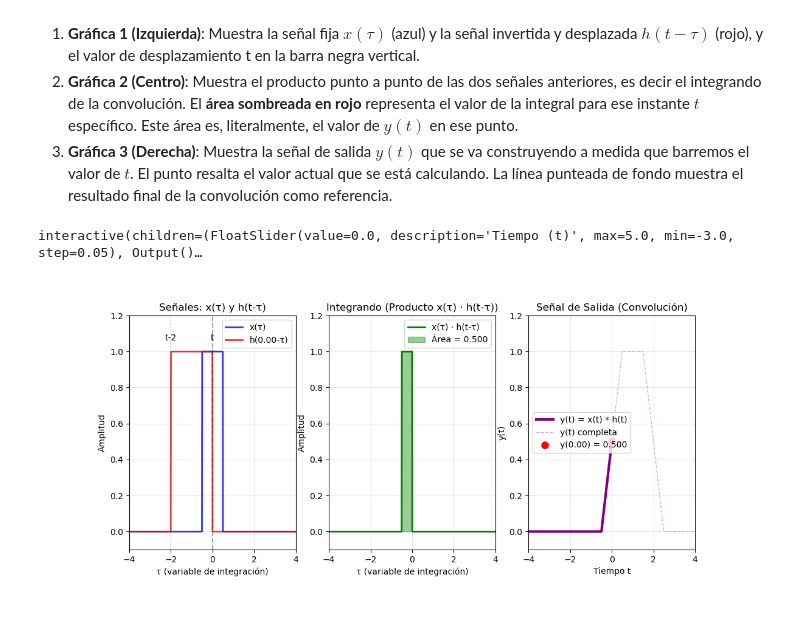
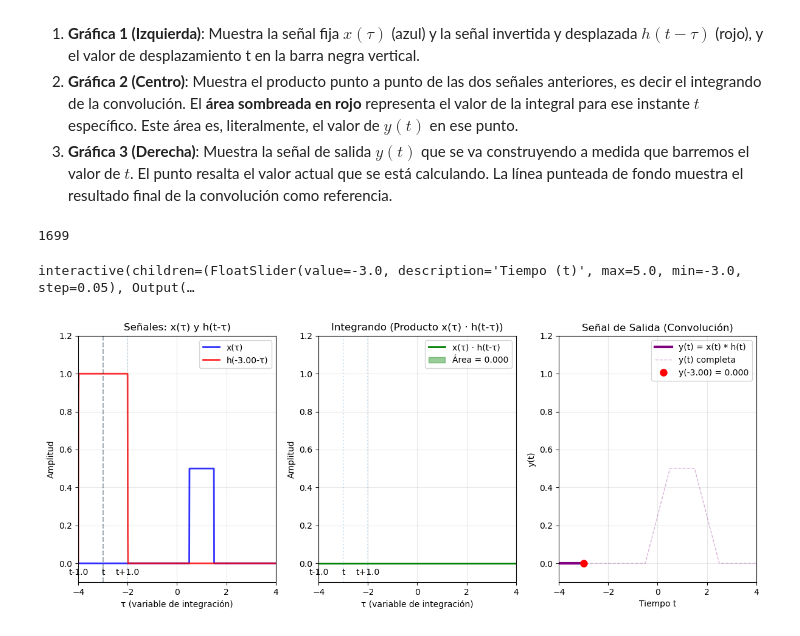
Before and after one commit to germansc/asys-notebooks, a Jupyter notebook: Convolucion/convotest.ipynb, the cells around one changed output. Cells and saved outputs as stored; diff of their text form; code cells hidden in the pictures.

Commit message:
Actualizo el script de convotest.
Uso las definiciones de las señales del punto 2, para cambiarlas alla
arriba, y agrego las etiquetas de tiempo a la gráfica del integrando
también.

```diff
--- a/Convolucion/convotest.ipynb
+++ b/Convolucion/convotest.ipynb
@@ -44,13 +44,13 @@ Visualicemos las dos señales que vamos a convolucionar.
 t_eje = np.linspace(-10, 10, 2000)
 
 # Creamos las dos señales a convolucionar:
-x = 0.5*cajon(t_eje - 1)
-h = cajon(t_eje/2)
+x_t = 0.5*cajon(t_eje - 1)
+h_t = cajon(t_eje/2)
 
-fig, (ax1, ax2) = plt.subplots(1, 2, figsize=(12, 3))
+fig, (ax1, ax2) = plt.subplots(1, 2, figsize=(12, 4))
 
 # Gráfica de x(t)
-ax1.plot(t_eje, x, 'b', linewidth=2)
+ax1.plot(t_eje, x_t, 'b', linewidth=2)
 ax1.set_title('$x(t)$')
 ax1.set_xlabel('t')
 ax1.set_ylabel('$x(t)$')
@@ -59,7 +59,7 @@ ax1.set_ylim(-0.1, 1.2)
 ax1.set_xlim(-4, 4)
 
 # Gráfica de h(t)
-ax2.plot(t_eje, h, 'g', linewidth=2)
+ax2.plot(t_eje, h_t, 'g', linewidth=2)
 ax2.set_title('$h(t)$')
 ax2.set_xlabel('t')
 ax2.set_ylabel('$h(t)$')
@@ -97,8 +97,6 @@ El siguiente bloque te permite variar el desplazamiento $t$ con un slider. Obser
 # %%
 # Vamos a definir las figuras en función de tau
 tau = t_eje # Mismo rango que definimos antes.
-h_t = cajon((tau-1)/2)
-x_t = cajon(tau)
 
 # Pre-calcular la convolución completa para referencia
 dt = t_eje[1] - t_eje[0]
@@ -134,10 +132,7 @@ def Update(t_val: float):
 
     # Linea con el valor de t_val:
     ax1.axvline(x=t_val, color='black', linestyle='--', alpha=0.3, label=f't = {t_val:.2f}')
-    # Etiquetas auxiliares en (t-1), (t-2), (t+1)
-    for delta in [0, -2]:
-        ax1.axvline(x=t_val+delta, linestyle=':', alpha=0.2, label='_nolegend_')
-        ax1.text(t_val+delta, 1.05, 't' if delta == 0 else f't{delta:+d}', ha='center', va='bottom', fontsize=10, rotation=0)
+
 
     # SUBPLOT 2: Integrando: producto x(τ) · h(t-τ) ===
     integrando = x_t * h_rd_t
@@ -153,35 +148,45 @@ def Update(t_val: float):
     ax2.set_xlim(-4, 4)
 
     # === SUBPLOT 3: Convolución y(t) ===
     # Mostrar solo hasta el tiempo actual
     t_indices = t_conv <= t_val
 
     ax3.plot(t_conv[t_indices], y_complete[t_indices], 'purple', linewidth=3, label='y(t) = x(t) * h(t)')
     ax3.plot(t_conv, y_complete, 'purple', linewidth=1, alpha=0.3, linestyle='--', label='y(t) completa')
 
     # Marcar el punto actual
     if t_val >= t_conv[0] and t_val <= t_conv[-1]:
-        idx_current = int((t_val - t_conv[0]) / dt)
+        idx_current = int(np.trunc((t_val - t_conv[0]) / dt))
+        print(idx_current)
         if idx_current < len(y_complete):
             ax3.plot(t_val, y_complete[idx_current], 'ro', markersize=8, label=f'y({t_val:.2f}) = {y_complete[idx_current]:.3f}')
 
     ax3.set_xlabel('Tiempo t')
     ax3.set_ylabel('y(t)')
     ax3.set_title('Señal de Salida (Convolución)')
     ax3.grid(True, alpha=0.3)
     ax3.legend()
     ax3.set_ylim(-0.1, 1.2)
     ax3.set_xlim(-4, 4)
 
+    # Etiquetas auxiliares de tiempo: (t-1), (t-2), (t+1)
+    for delta in [0, -1, +1]:
+        ax1.axvline(x=t_val+delta, linestyle=':', alpha=0.2, label='_nolegend_')
+        ax1.text(t_val+delta, -0.07, 't' if delta == 0 else f't{delta:+0.1f}', ha='center', va='bottom', fontsize=10, rotation=0)
+        ax2.axvline(x=t_val+delta, linestyle=':', alpha=0.2, label='_nolegend_')
+        ax2.text(t_val+delta, -0.07, 't' if delta == 0 else f't{delta:+0.1f}', ha='center', va='bottom', fontsize=10, rotation=0)
+
     # Dibujamos los gráficos
+    plt.tight_layout()
     fig.canvas.draw_idle()
 
 # Iteración incial.
-Update(0)
+Update(-3)
 
 # Slider para el tiempo.
-slider = FloatSlider(min=-3.0, max=5.0, step=0.05, value=0, description='Tiempo (t)', continuous_update=True)
+slider = FloatSlider(min=-3.0, max=5.0, step=0.05, value=-3, description='Tiempo (t)', continuous_update=True)
 interact(Update, t_val=slider);
 # %% [output]
-interactive(children=(FloatSlider(value=0.0, description='Tiempo (t)', max=5.0, min=-3.0, step=0.05), Output()…
+1699
+interactive(children=(FloatSlider(value=-3.0, description='Tiempo (t)', max=5.0, min=-3.0, step=0.05), Output(…
-[figure, old version]
+[figure, new version]
```
Also changed, not shown: parts of 1 cell of this notebook.
